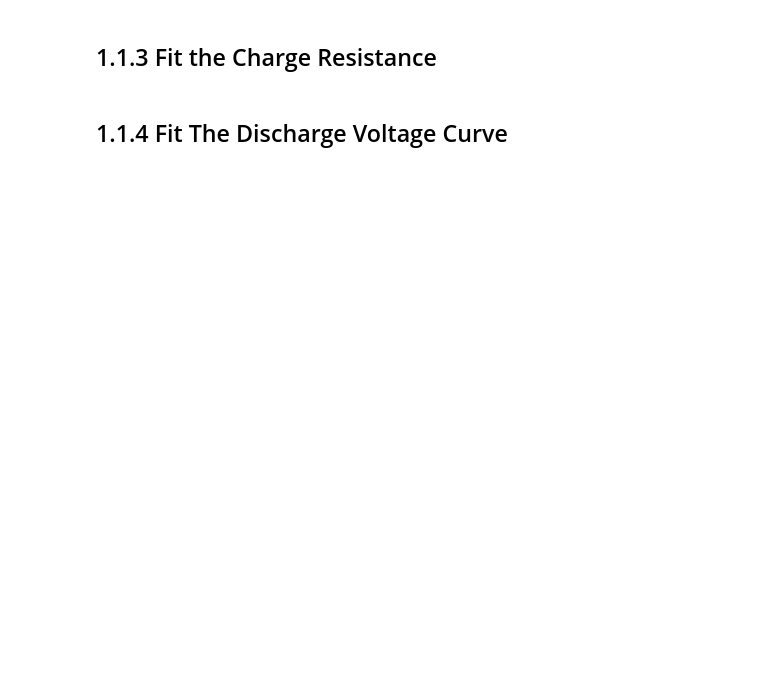
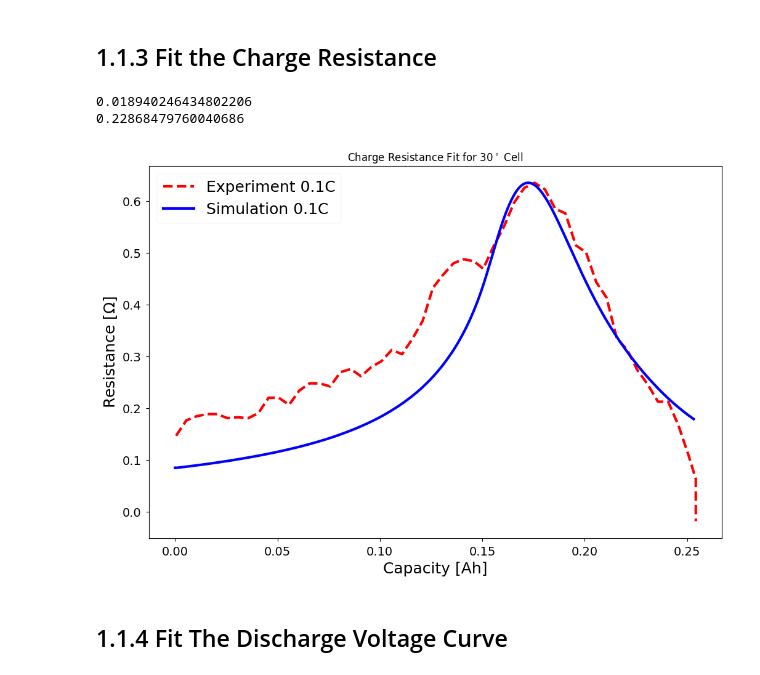
Before and after one commit to DrMichaelCornish/LiS-Models, a Jupyter notebook: Cornish & Marinescu (2021)/Parameter Fitting.ipynb, the cells around one changed output. Drawn from its saved outputs; the diff is of its cells as text; code cells hidden in the pictures; blank space fills up the shorter version.

```diff
--- a/Cornish & Marinescu (2021)/Parameter Fitting.ipynb
+++ b/Cornish & Marinescu (2021)/Parameter Fitting.ipynb
@@ -243,33 +279,37 @@ plt.ylabel('Voltage [V]');
 # %%
 capacity_30 = .0211*sim_30_cha1.solution.t/3600
 S4 = sim_30_cha1.solution['S4 [g]'].entries
 S2 = sim_30_cha1.solution['S2 [g]'].entries
 S1 = sim_30_cha1.solution['S [g]'].entries
 Li_30 = S1 + 0.5*S2 + 0.25*S4
 
 filename = 'Cornish & Marinescu (2021)/res_data'
 infile = open(filename,'rb')
 res_data = pickle.load(infile)
 infile.close()
 
 res_discharge_data = res_data['discharge']
 res_charge_data = res_data['charge']
 plt.plot(res_charge_data['30'][0],res_charge_data['30'][1],linestyle='--')
 
-gamma_30 = 1.25
+gamma_30 = 1.15
 beta_30 = max(Li_30)*gamma_30
 alpha_30 = (gamma_30-1)*max(res_charge_data['30'][1])*max(Li_30)
 R_30 = alpha_30/(beta_30 - Li_30)
 
 print(alpha_30)
 print(beta_30)
 
 plt.plot(capacity_30,R_30)
 
 plt.title("Charge Resistance Fit for $30^\circ$ Cell")
 plt.legend(['Experiment 0.1C', 'Simulation 0.1C'])
 plt.xlabel('Capacity [Ah]')
 plt.ylabel('Resistance [$\Omega$]');
+# %% [output]
+0.018940246434802206
+0.22868479760040686
+[figure, added]
 # %% [markdown]
 ## 1.1.4 Fit The Discharge Voltage Curve
 # %%
```
Also changed, not shown: parts of 25 cells of this notebook, 1 other file.
